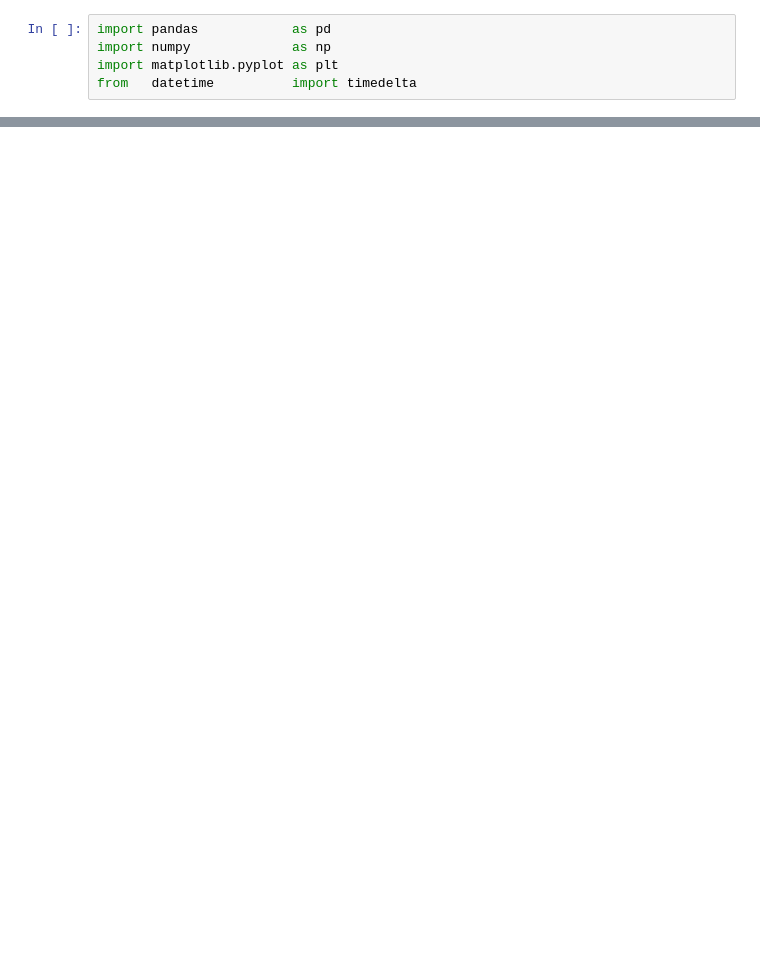
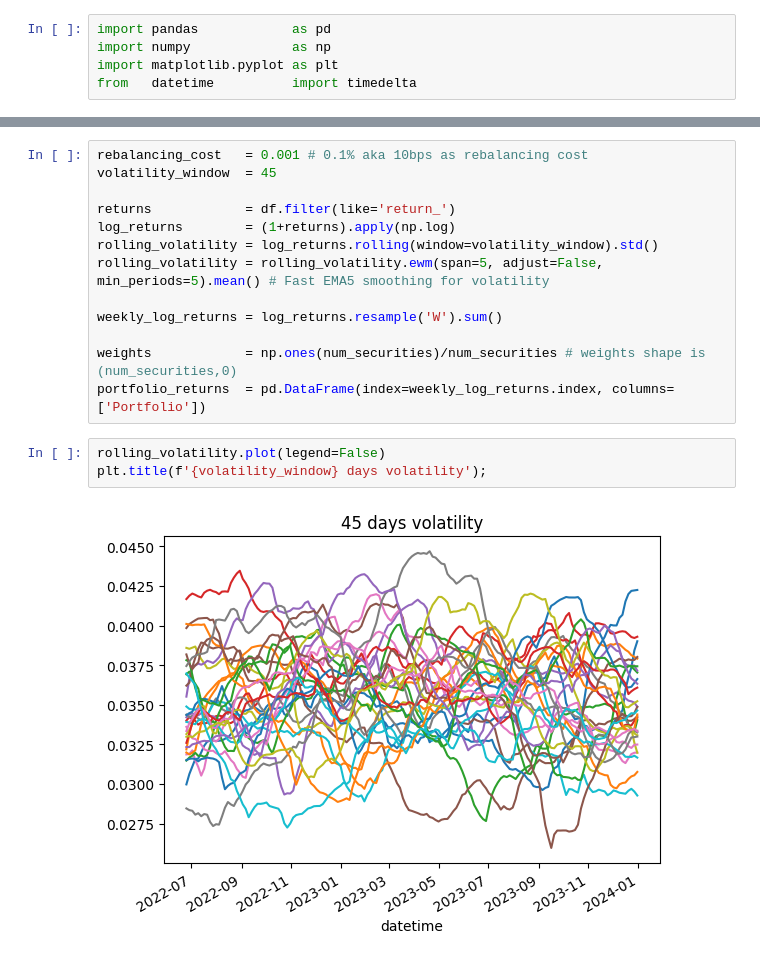
Before and after one commit to sharavsambuu/trading-cost-analysis, a Jupyter notebook: synthetic_portfolio_cost_exps.ipynb, the cells around one changed output, grey strips where cells are left out. Drawn from its saved outputs; the diff is of its cells as text; blank space fills up the shorter version.

Commit message:
trying to implement portfolio rebalancing using volatility targeting.

```diff
--- a/synthetic_portfolio_cost_exps.ipynb
+++ b/synthetic_portfolio_cost_exps.ipynb
@@ -58,0 +74,18 @@ for idx in range(0, num_securities):
+# %%
+rebalancing_cost   = 0.001 # 0.1% aka 10bps as rebalancing cost
+volatility_window  = 45
+
+returns            = df.filter(like='return_')
+log_returns        = (1+returns).apply(np.log)
+rolling_volatility = log_returns.rolling(window=volatility_window).std()
+rolling_volatility = rolling_volatility.ewm(span=5, adjust=False, min_periods=5).mean() # Fast EMA5 smoothing for volatility
+
+weekly_log_returns = log_returns.resample('W').sum()
+
+weights            = np.ones(num_securities)/num_securities # weights shape is (num_securities,0)
+portfolio_returns  = pd.DataFrame(index=weekly_log_returns.index, columns=['Portfolio'])
+# %%
+rolling_volatility.plot(legend=False)
+plt.title(f'{volatility_window} days volatility');
+# %% [output]
+[figure, added]
```
Also changed, not shown: parts of 5 cells of this notebook, 1 other file.
